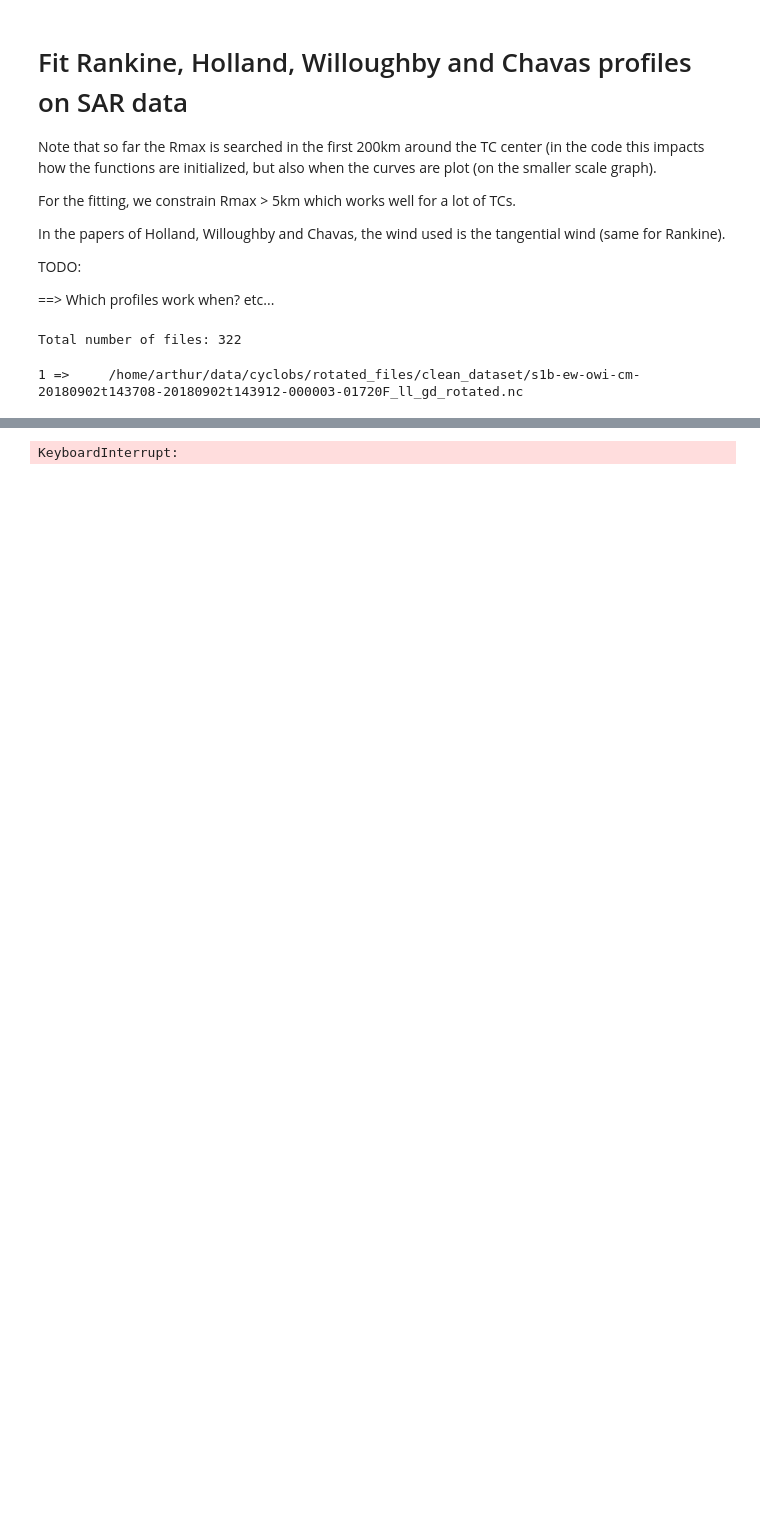
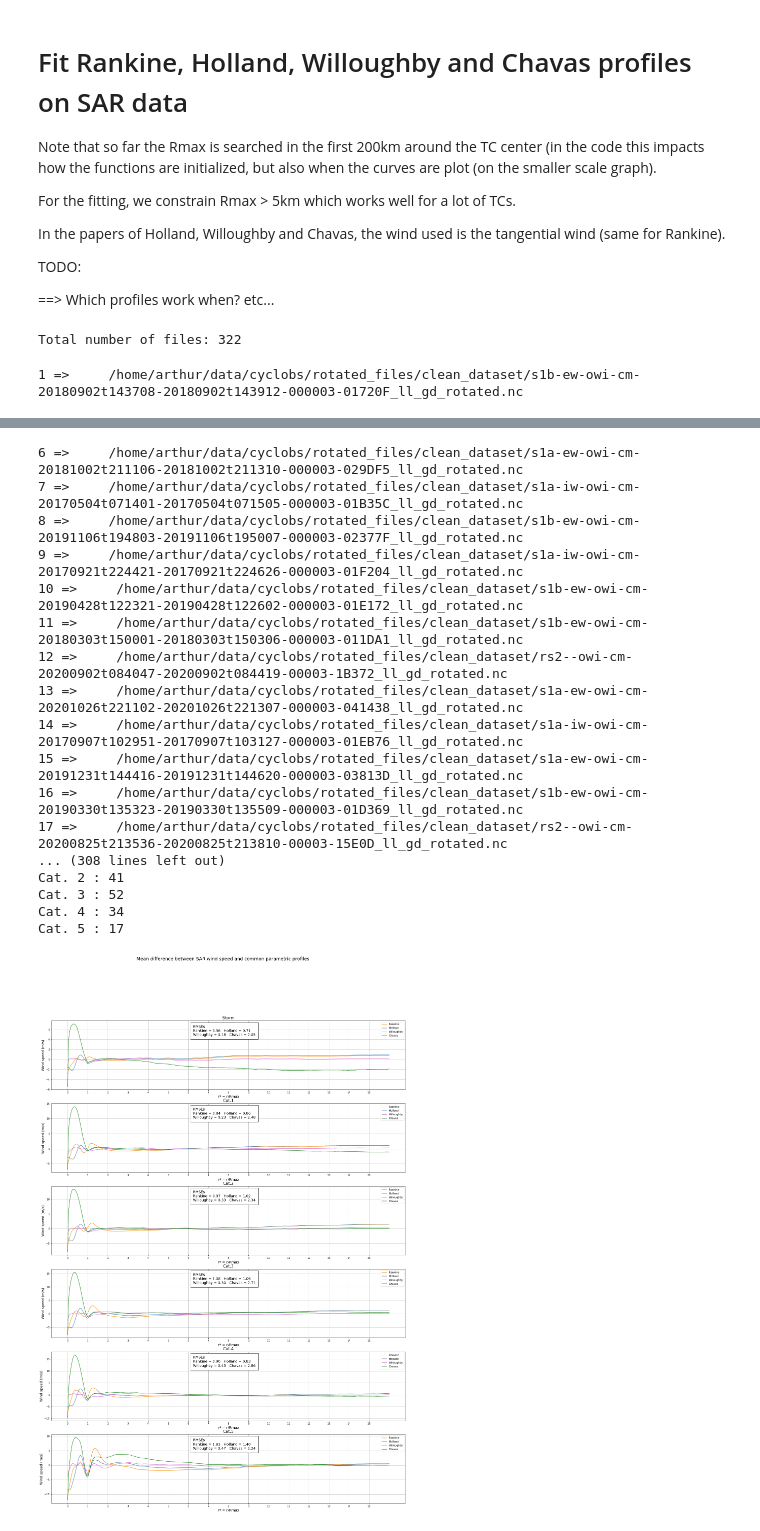
Before and after one commit to Arthur117/wind_profiles, a Jupyter notebook: all_profiles_comp.ipynb, the cells around one changed output, grey strips where cells are left out. Cells and saved outputs as stored; diff of their text form; code cells hidden in the pictures; blank space fills up the shorter version.

```diff
--- a/all_profiles_comp.ipynb
+++ b/all_profiles_comp.ipynb
@@ -45,7 +45,7 @@ PARAMS = {
     'print_values':          False,
 
     'save_dir':              "/home/arthur/results/windProfiles/test7/",
-    'save_comparison':       False,
+    'save_comparison':       True,
     'save_scatter':          False
     }
 # %% [output]
@@ -112,7 +112,7 @@ for i in range(6):
 ### ======================= WITHOUT QUADRANT =======================
 # FIT AND PRINT ALL THE PROFILES ON ALL THE DATA
 i   = 0
-for file in all_data[:2]:
+for file in all_data:
     i += 1
     print(i, "=>    ", file)
     # Open file and compute mean wind speed
@@ -151,10 +151,10 @@ for file in all_data[:2]:
     RMAX_OBS, RMAX_FIT, VMAX_OBS, VMAX_FIT = f.add_to_scatter_list(ds['current_category'], r, Rmax, Vmax, FIT, RMAX_OBS, RMAX_FIT, VMAX_OBS, VMAX_FIT, PARAMS)
 
 ### Plot the comparison
-# f.plot_comp_by_cat(DIFF, NB_CAT, PARAMS, save=PARAMS['save_comparison'])
+f.plot_comp_by_cat(DIFF, NB_CAT, PARAMS)
 # f.plot_fitted_params_by_cat(FIT_PARAMS, PARAMS)
-f.plot_scatter_rmax(RMAX_OBS, RMAX_FIT, PARAMS)
-f.plot_scatter_vmax(VMAX_OBS, VMAX_FIT, PARAMS)
+# f.plot_scatter_rmax(RMAX_OBS, RMAX_FIT, PARAMS)
+# f.plot_scatter_vmax(VMAX_OBS, VMAX_FIT, PARAMS)
 # %% [output]
 1 =>     /home/arthur/data/cyclobs/rotated_files/clean_dataset/s1b-ew-owi-cm-20180902t143708-20180902t143912-000003-01720F_ll_gd_rotated.nc
 2 =>     /home/arthur/data/cyclobs/rotated_files/clean_dataset/rs2--owi-cm-20150601t015945-20150601t020101-00003-BDBF8_ll_gd_rotated.nc
@@ -163,4 +164,21 @@ f.plot_scatter_vmax(VMAX_OBS, VMAX_FIT, PARAMS)
-KeyboardInterrupt:
+6 =>     /home/arthur/data/cyclobs/rotated_files/clean_dataset/s1a-ew-owi-cm-20181002t211106-20181002t211310-000003-029DF5_ll_gd_rotated.nc
+7 =>     /home/arthur/data/cyclobs/rotated_files/clean_dataset/s1a-iw-owi-cm-20170504t071401-20170504t071505-000003-01B35C_ll_gd_rotated.nc
+8 =>     /home/arthur/data/cyclobs/rotated_files/clean_dataset/s1b-ew-owi-cm-20191106t194803-20191106t195007-000003-02377F_ll_gd_rotated.nc
+9 =>     /home/arthur/data/cyclobs/rotated_files/clean_dataset/s1a-iw-owi-cm-20170921t224421-20170921t224626-000003-01F204_ll_gd_rotated.nc
+10 =>     /home/arthur/data/cyclobs/rotated_files/clean_dataset/s1b-ew-owi-cm-20190428t122321-20190428t122602-000003-01E172_ll_gd_rotated.nc
+11 =>     /home/arthur/data/cyclobs/rotated_files/clean_dataset/s1b-ew-owi-cm-20180303t150001-20180303t150306-000003-011DA1_ll_gd_rotated.nc
+12 =>     /home/arthur/data/cyclobs/rotated_files/clean_dataset/rs2--owi-cm-20200902t084047-20200902t084419-00003-1B372_ll_gd_rotated.nc
+13 =>     /home/arthur/data/cyclobs/rotated_files/clean_dataset/s1a-ew-owi-cm-20201026t221102-20201026t221307-000003-041438_ll_gd_rotated.nc
+14 =>     /home/arthur/data/cyclobs/rotated_files/clean_dataset/s1a-iw-owi-cm-20170907t102951-20170907t103127-000003-01EB76_ll_gd_rotated.nc
+15 =>     /home/arthur/data/cyclobs/rotated_files/clean_dataset/s1a-ew-owi-cm-20191231t144416-20191231t144620-000003-03813D_ll_gd_rotated.nc
+16 =>     /home/arthur/data/cyclobs/rotated_files/clean_dataset/s1b-ew-owi-cm-20190330t135323-20190330t135509-000003-01D369_ll_gd_rotated.nc
+17 =>     /home/arthur/data/cyclobs/rotated_files/clean_dataset/rs2--owi-cm-20200825t213536-20200825t213810-00003-15E0D_ll_gd_rotated.nc
+... (308 lines left out)
+Cat. 2 : 41
+Cat. 3 : 52
+Cat. 4 : 34
+Cat. 5 : 17
+[figure, added]
 # %%
 a = np.array([0.8, 0.9, 0.9, 1.1, 1.2, 1.5, 1.7, 1.9, 2.1, 2.3])
 b = [np.argwhere(a > i)[0] for i in range(0, 3)]
```
Also changed, not shown: parts of 6 cells of this notebook, 2 other files.
